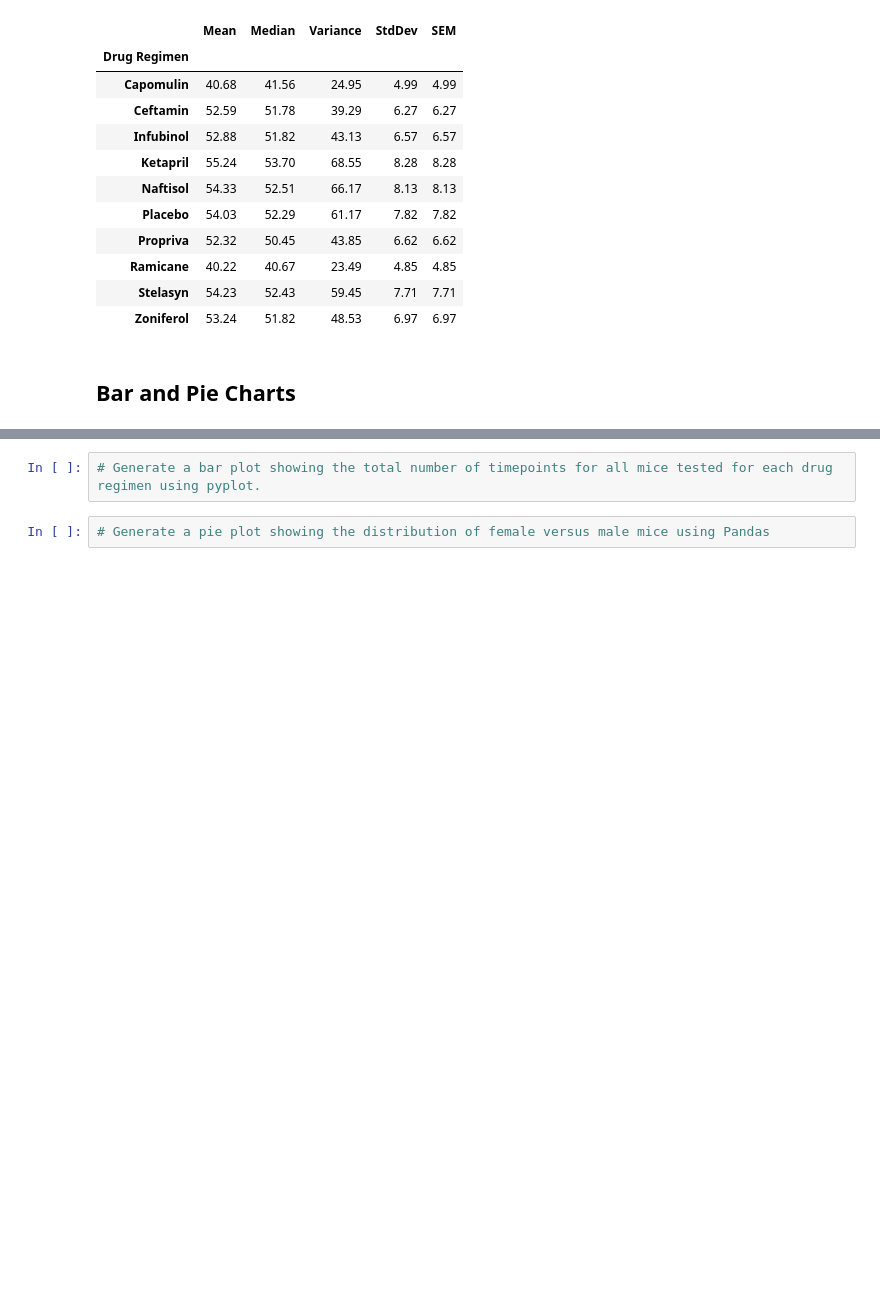
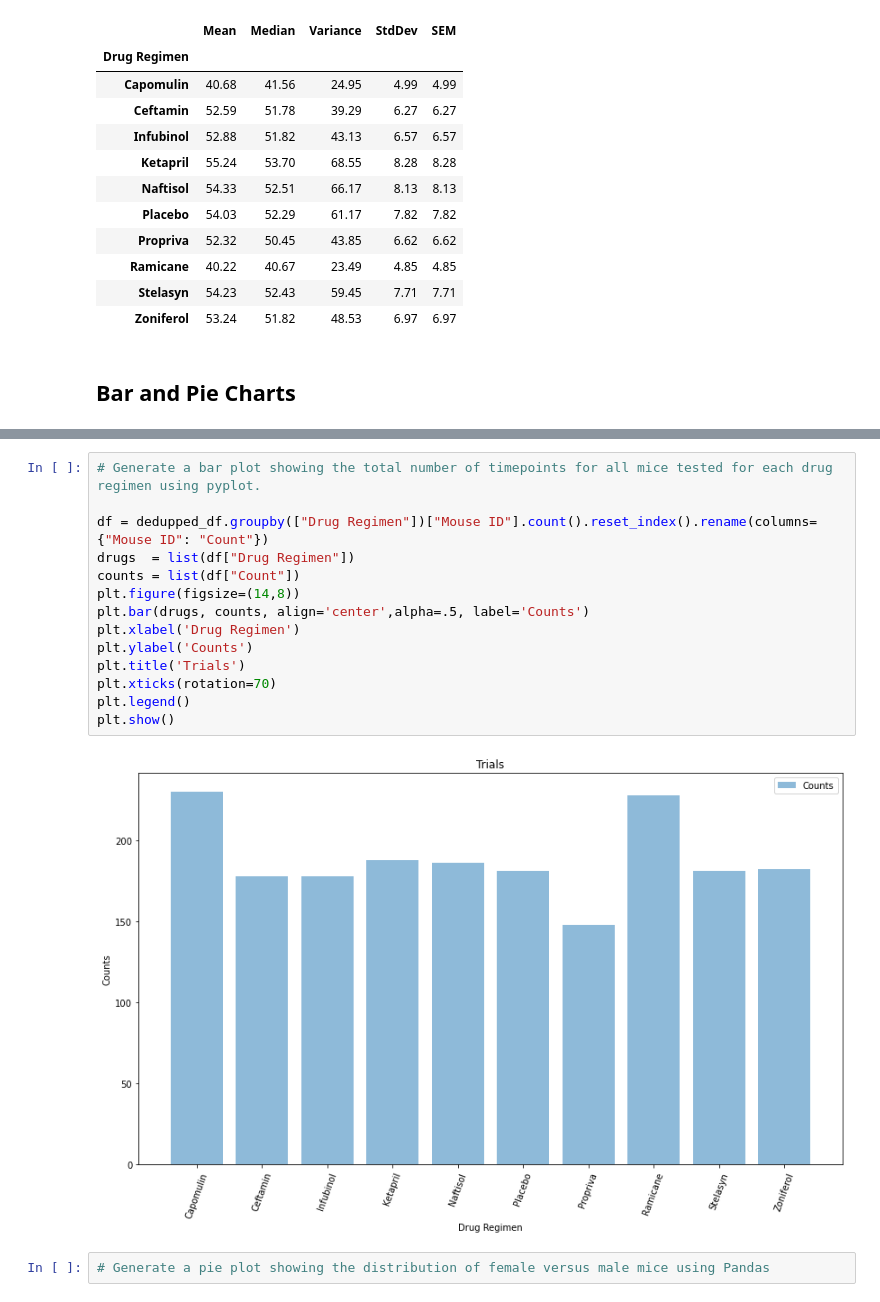
Before and after one commit to asligh/Pharmaceutical-Drug-Data-Analysis, a Jupyter notebook: Pymaceuticals/pymaceuticals_starter.ipynb, the cells around one changed output, grey strips where cells are left out. Saved outputs shown, nothing was run; the diff lists cells and outputs as text; blank space fills up the shorter version.

```diff
--- a/Pymaceuticals/pymaceuticals_starter.ipynb
+++ b/Pymaceuticals/pymaceuticals_starter.ipynb
@@ -203,5 +205,19 @@ df = dedupped_df.groupby(["Drug Regimen"])["Mouse ID"].count()
-# %%
-# Generate a bar plot showing the total number of timepoints for all mice tested for each drug regimen using pyplot.
+# %%
+# Generate a bar plot showing the total number of timepoints for all mice tested for each drug regimen using pyplot.
+
+df = dedupped_df.groupby(["Drug Regimen"])["Mouse ID"].count().reset_index().rename(columns={"Mouse ID": "Count"})
+drugs  = list(df["Drug Regimen"])
+counts = list(df["Count"])
+plt.figure(figsize=(14,8))
+plt.bar(drugs, counts, align='center',alpha=.5, label='Counts')
+plt.xlabel('Drug Regimen')
+plt.ylabel('Counts')
+plt.title('Trials')
+plt.xticks(rotation=70)
+plt.legend()
+plt.show()
+# %% [output]
+[figure, added]
 # %%
 # Generate a pie plot showing the distribution of female versus male mice using Pandas
 # %%
```
Also changed, not shown: parts of 1 cell of this notebook.
